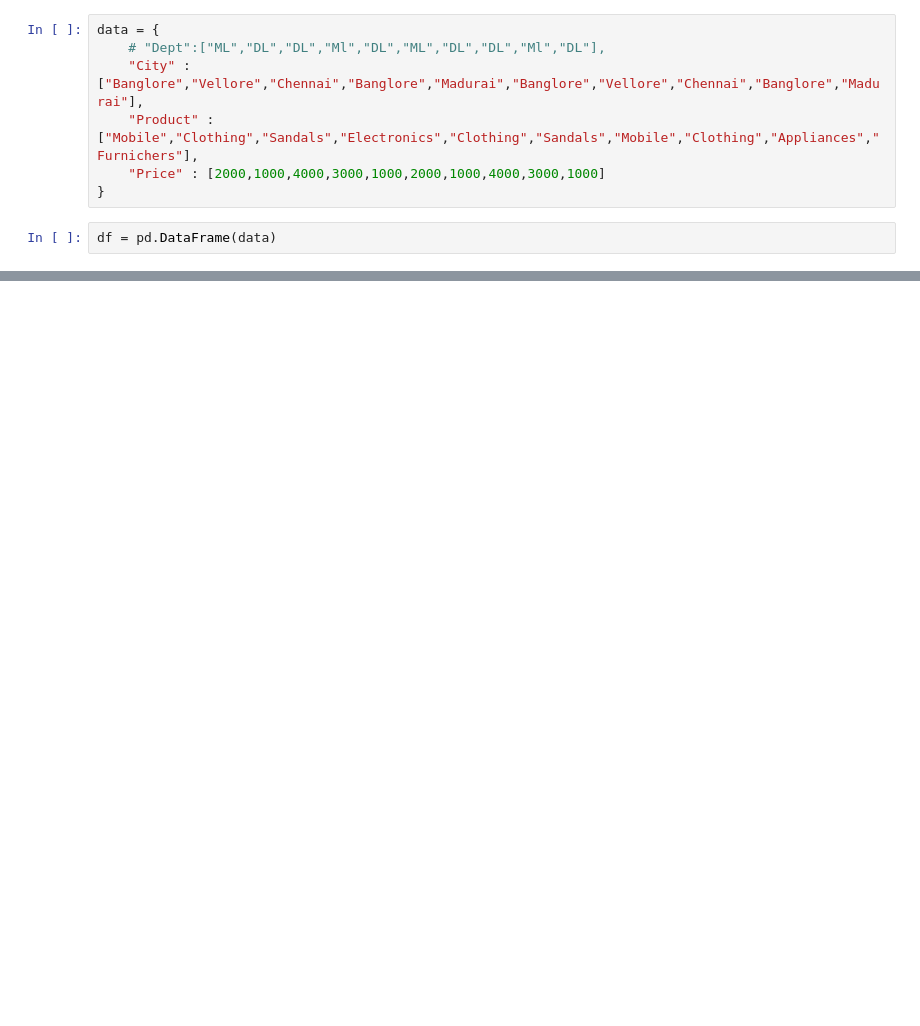
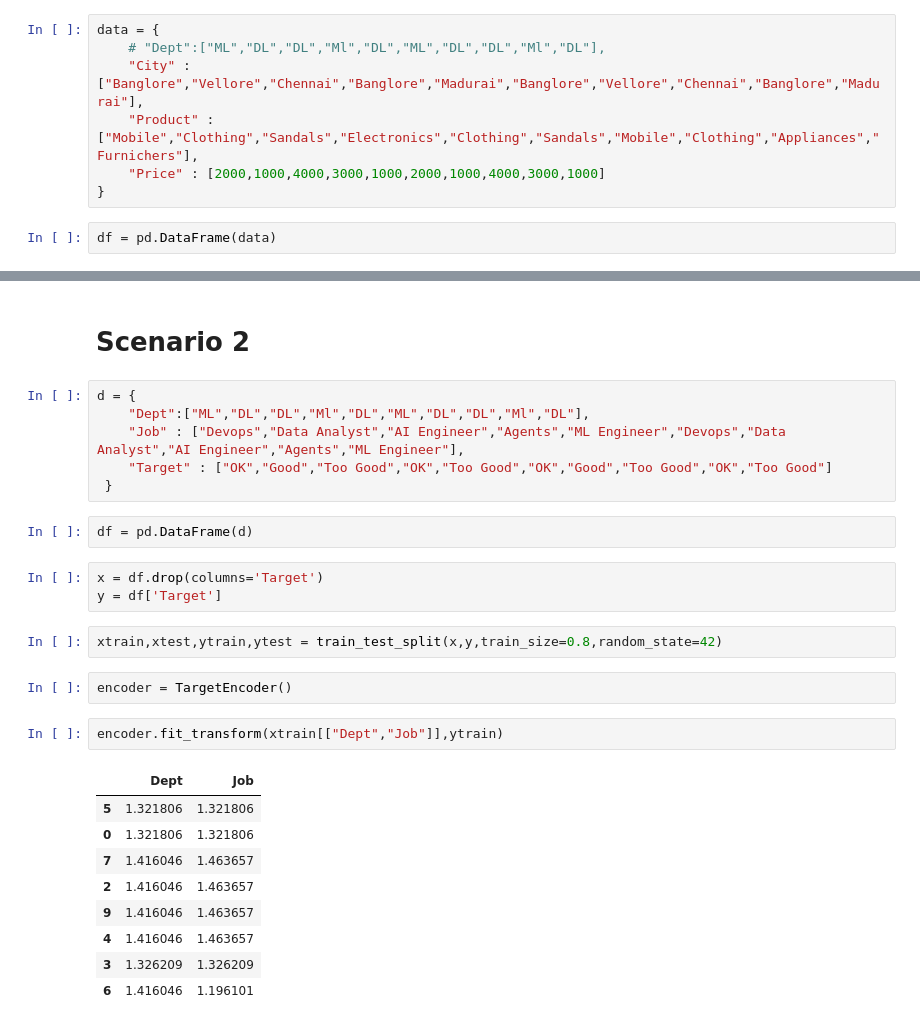
Before and after one commit to dhanush0823-git/Machine_Learning01, a Jupyter notebook: Encoding/Target.ipynb, the cells around one changed output, grey strips where cells are left out. Saved outputs shown, nothing was run; the diff lists cells and outputs as text; blank space fills up the shorter version.

```diff
--- a/Encoding/Target.ipynb
+++ b/Encoding/Target.ipynb
@@ -40,0 +44,29 @@ encoder = TargetEncoder()
+# %% [markdown]
+# Scenario 2
+# %%
+d = {
+    "Dept":["ML","DL","DL","Ml","DL","ML","DL","DL","Ml","DL"],
+    "Job" : ["Devops","Data Analyst","AI Engineer","Agents","ML Engineer","Devops","Data Analyst","AI Engineer","Agents","ML Engineer"],
+    "Target" : ["OK","Good","Too Good","OK","Too Good","OK","Good","Too Good","OK","Too Good"]
+ }
+# %%
+df = pd.DataFrame(d)
+# %%
+x = df.drop(columns='Target')
+y = df['Target']
+# %%
+xtrain,xtest,ytrain,ytest = train_test_split(x,y,train_size=0.8,random_state=42)
+# %%
+encoder = TargetEncoder()
+# %%
+encoder.fit_transform(xtrain[["Dept","Job"]],ytrain)
+# %% [output]
+|  | Dept | Job |
+| 5 | 1.321806 | 1.321806 |
+| 0 | 1.321806 | 1.321806 |
+| 7 | 1.416046 | 1.463657 |
+| 2 | 1.416046 | 1.463657 |
+| 9 | 1.416046 | 1.463657 |
+| 4 | 1.416046 | 1.463657 |
+| 3 | 1.326209 | 1.326209 |
+| 6 | 1.416046 | 1.196101 |
```
Also changed, not shown: parts of 11 cells of this notebook, 2 other files.
